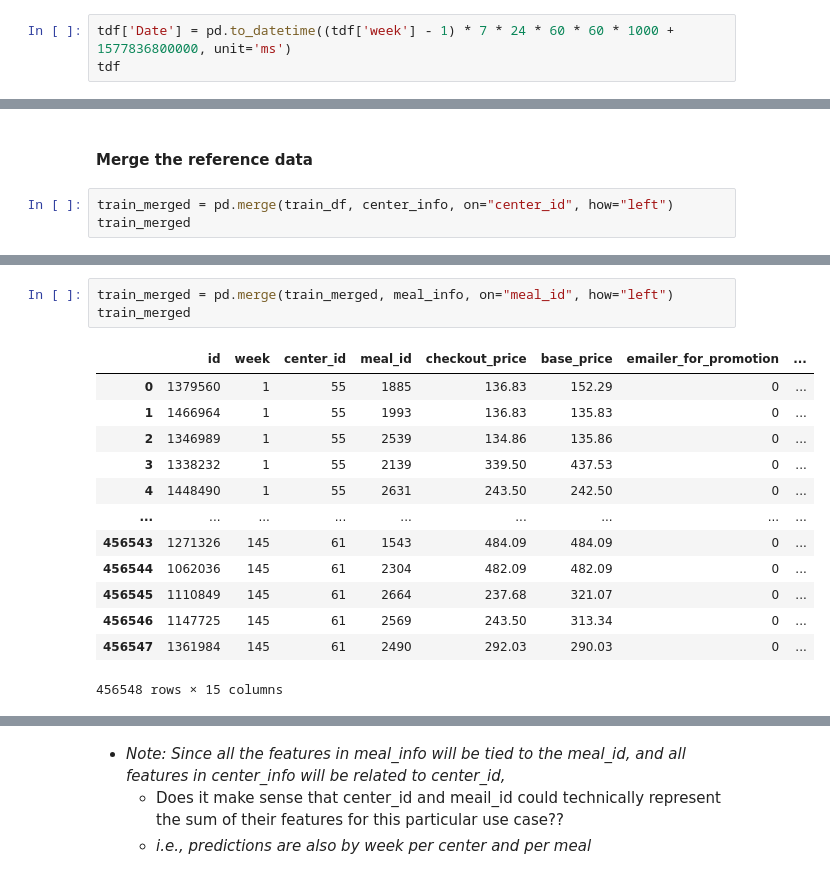
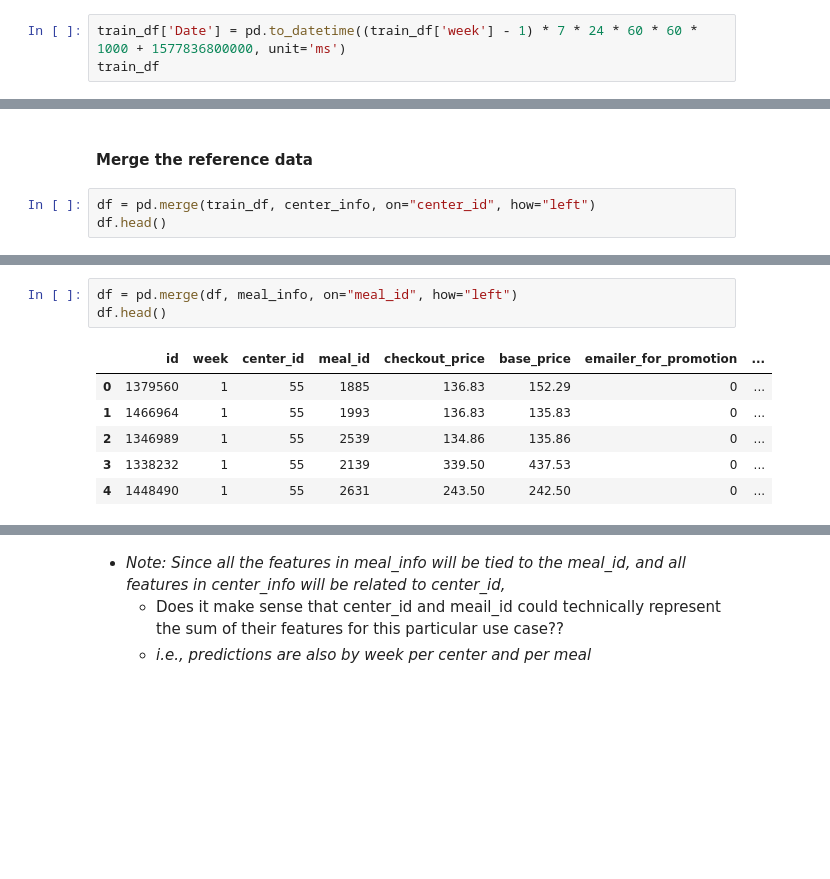
Before and after one commit to ndhomse/food-demand-forecasting, a Jupyter notebook: notebook/Food-Demand-Forecasting.ipynb, the cells around one changed output, grey strips where cells are left out. Saved outputs shown, nothing was run; the diff lists cells and outputs as text; blank space fills up the shorter version.

```diff
--- a/notebook/Food-Demand-Forecasting.ipynb
+++ b/notebook/Food-Demand-Forecasting.ipynb
@@ -200,6 +210,6 @@ tdf = train_df.copy()
 # %%
-tdf['Date'] = pd.to_datetime((tdf['week'] - 1) * 7 * 24 * 60 * 60 * 1000 + 1577836800000, unit='ms')
-tdf
+train_df['Date'] = pd.to_datetime((train_df['week'] - 1) * 7 * 24 * 60 * 60 * 1000 + 1577836800000, unit='ms')
+train_df
 # %% [output]
 |  | id | week | center_id | meal_id | checkout_price | base_price | emailer_for_promotion | ... |
 | 0 | 1379560 | 1 | 55 | 1885 | 136.83 | 152.29 | 0 | ... |
@@ -254,8 +462,8 @@ train_df.query("num_orders > 15000")
 # %% [markdown]
 #### Merge the reference data ####
 # %%
-train_merged = pd.merge(train_df, center_info, on="center_id", how="left")
-train_merged
+df = pd.merge(train_df, center_info, on="center_id", how="left")
+df.head()
 # %% [output]
 |  | id | week | center_id | meal_id | checkout_price | base_price | emailer_for_promotion | ... |
 | 0 | 1379560 | 1 | 55 | 1885 | 136.83 | 152.29 | 0 | ... |
@@ -273,17 +474,10 @@ train_merged
 # %%
-train_merged = pd.merge(train_merged, meal_info, on="meal_id", how="left")
-train_merged
+df = pd.merge(df, meal_info, on="meal_id", how="left")
+df.head()
 # %% [output]
 |  | id | week | center_id | meal_id | checkout_price | base_price | emailer_for_promotion | ... |
 | 0 | 1379560 | 1 | 55 | 1885 | 136.83 | 152.29 | 0 | ... |
 | 1 | 1466964 | 1 | 55 | 1993 | 136.83 | 135.83 | 0 | ... |
 | 2 | 1346989 | 1 | 55 | 2539 | 134.86 | 135.86 | 0 | ... |
 | 3 | 1338232 | 1 | 55 | 2139 | 339.50 | 437.53 | 0 | ... |
 | 4 | 1448490 | 1 | 55 | 2631 | 243.50 | 242.50 | 0 | ... |
-| ... | ... | ... | ... | ... | ... | ... | ... | ... |
-| 456543 | 1271326 | 145 | 61 | 1543 | 484.09 | 484.09 | 0 | ... |
-| 456544 | 1062036 | 145 | 61 | 2304 | 482.09 | 482.09 | 0 | ... |
-| 456545 | 1110849 | 145 | 61 | 2664 | 237.68 | 321.07 | 0 | ... |
-| 456546 | 1147725 | 145 | 61 | 2569 | 243.50 | 313.34 | 0 | ... |
-| 456547 | 1361984 | 145 | 61 | 2490 | 292.03 | 290.03 | 0 | ... |
-456548 rows × 15 columns
```
Also changed, not shown: parts of 100 cells of this notebook.
